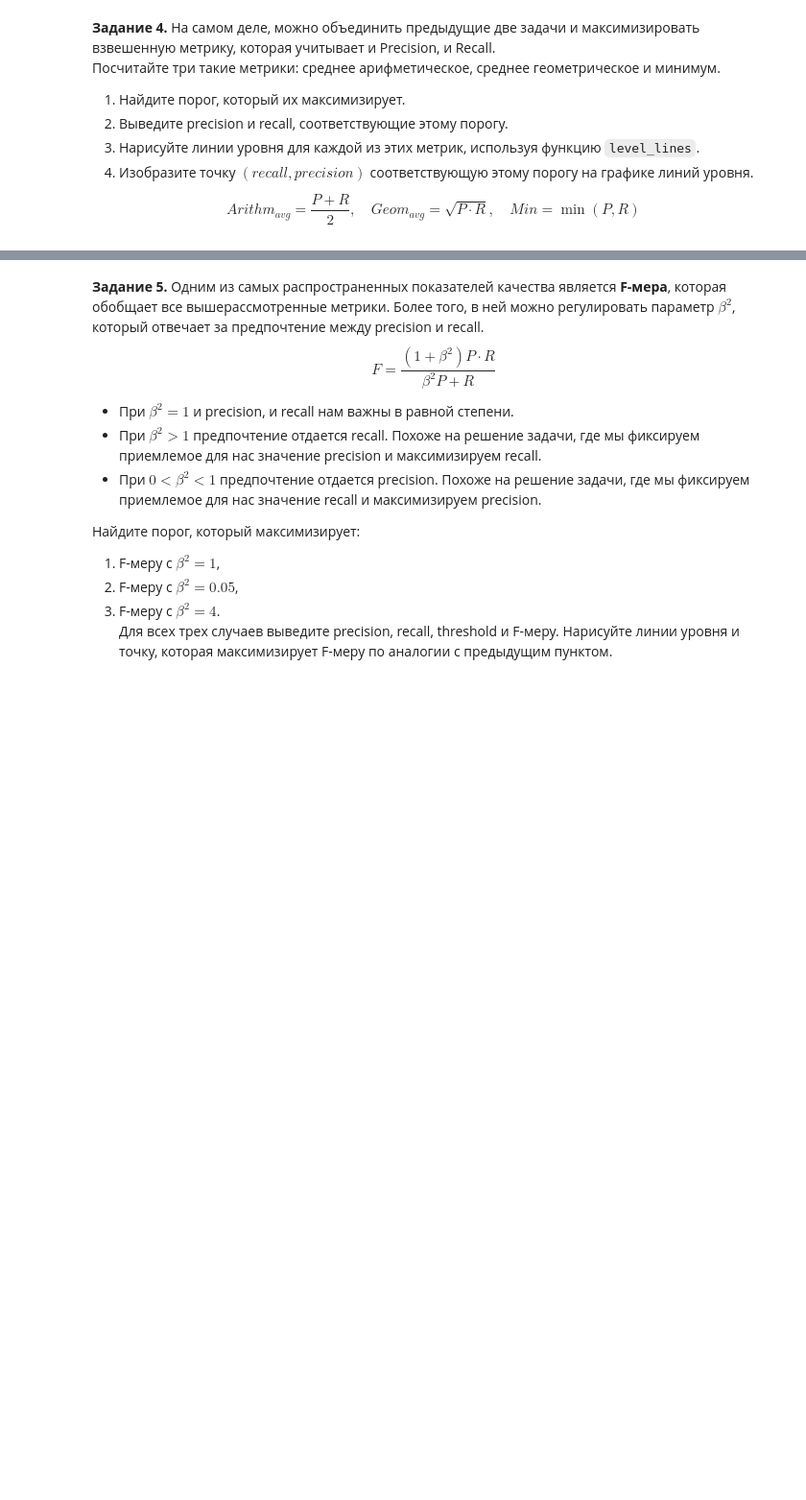
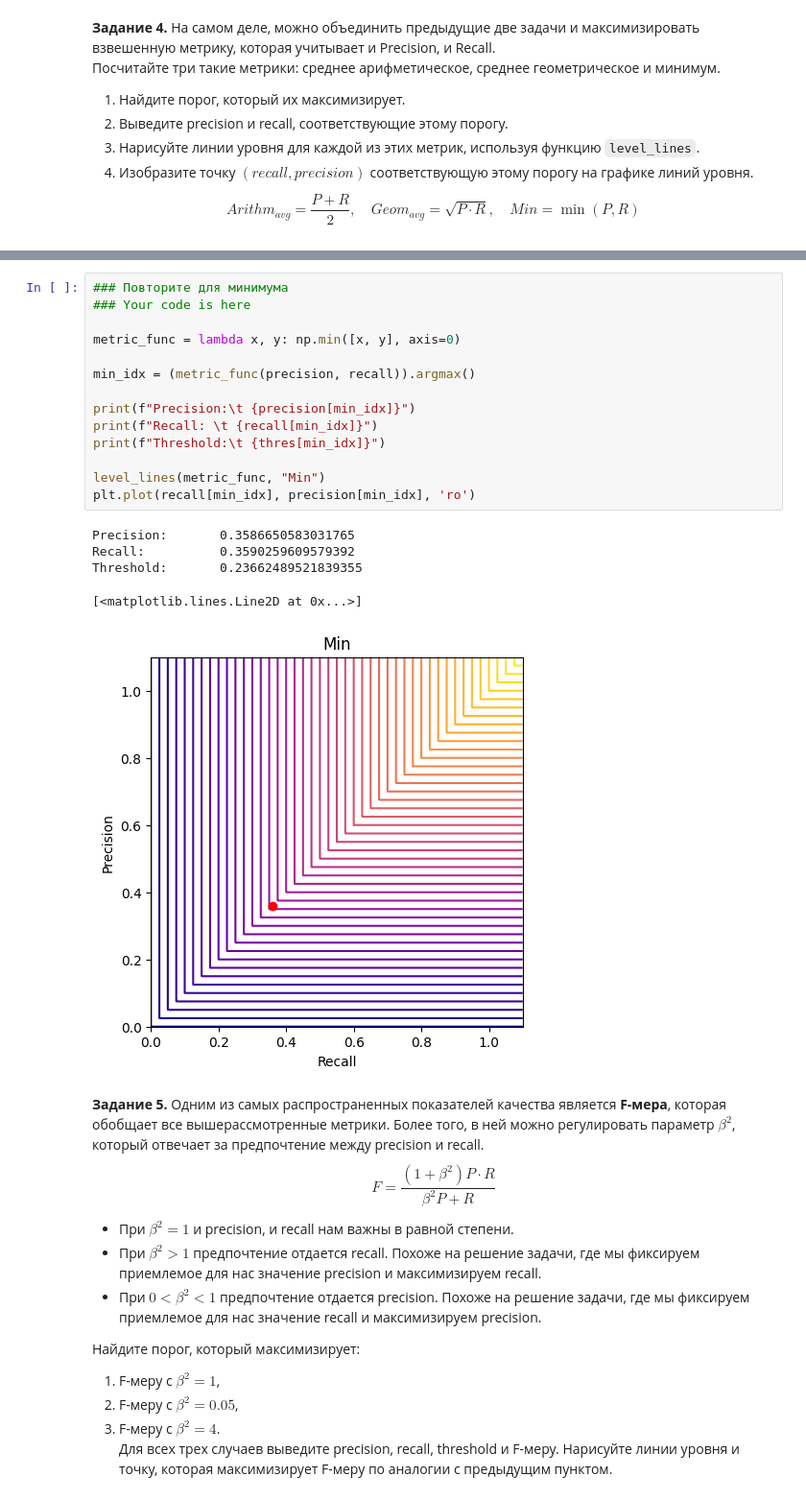
Before and after one commit to faiabolll/kc-startml-e-tarasov, a Jupyter notebook: 1_lesson_11/HW11.ipynb, the cells around one changed output, grey strips where cells are left out. Shown at 96% size. Cells and saved outputs as stored; diff of their text form; blank space fills up the shorter version.

```diff
--- a/1_lesson_11/HW11.ipynb
+++ b/1_lesson_11/HW11.ipynb
@@ -265,3 +295,23 @@ Threshold:       0.02198734808666288
+# %%
+### Повторите для минимума
+### Your code is here
+
+metric_func = lambda x, y: np.min([x, y], axis=0)
+
+min_idx = (metric_func(precision, recall)).argmax()
+
+print(f"Precision:\t {precision[min_idx]}")
+print(f"Recall: \t {recall[min_idx]}")
+print(f"Threshold:\t {thres[min_idx]}")
+
+level_lines(metric_func, "Min")
+plt.plot(recall[min_idx], precision[min_idx], 'ro')
+# %% [output]
+Precision:       0.3586650583031765
+Recall:          0.3590259609579392
+Threshold:       0.23662489521839355
+[<matplotlib.lines.Line2D at 0x...>]
+[figure, added]
 # %% [markdown]
 **Задание 5.** Одним из самых распространенных показателей качества является **F-мера**, которая обобщает все вышерассмотренные метрики. Более того, в ней можно регулировать параметр $\beta^2$, который отвечает за предпочтение между precision и recall.
 $$
```
Also changed, not shown: parts of 20 cells of this notebook, 1 other file.
